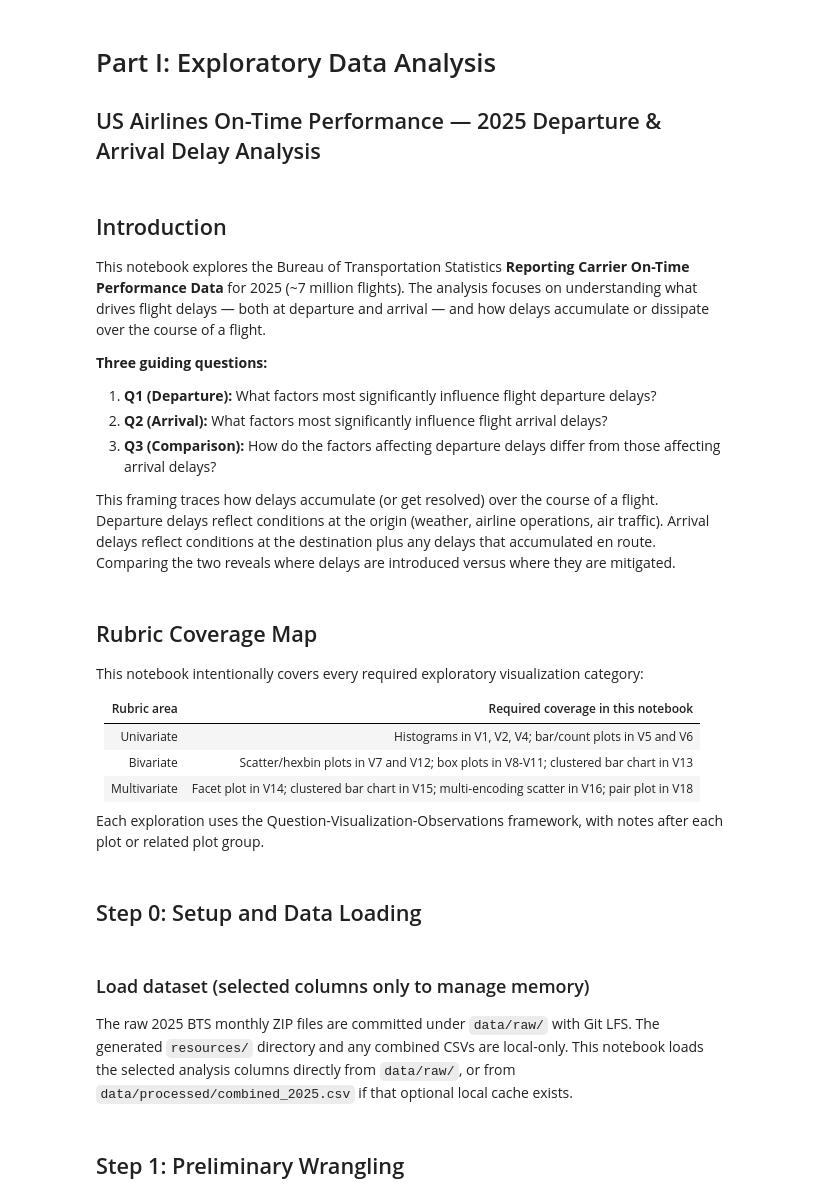
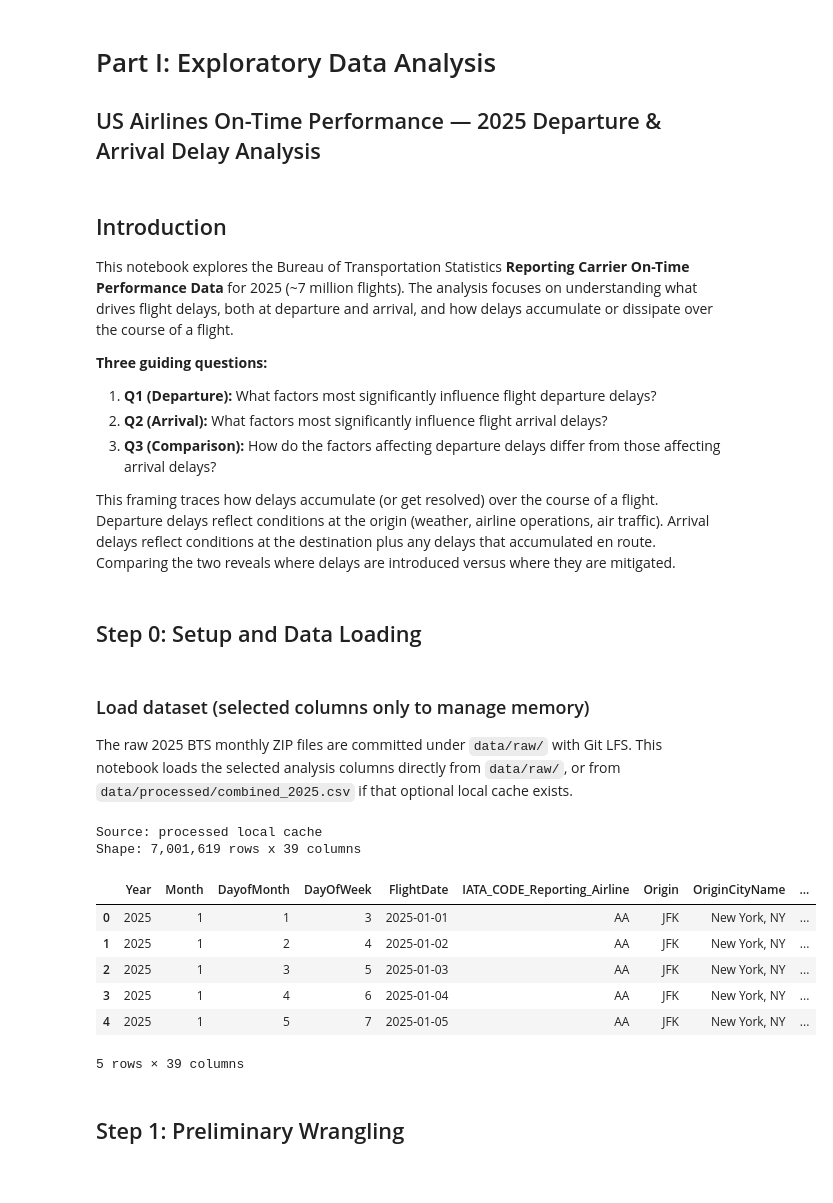
Before and after one commit to luisjfeliu/data-analysis-flight-delays-visuals, a Jupyter notebook: Part_I_exploration.ipynb, the cells around one changed output. Saved outputs shown, nothing was run; the diff lists cells and outputs as text; code cells hidden in the pictures.

Commit message:
Update flight delay analysis notebooks

```diff
--- a/Part_I_exploration.ipynb
+++ b/Part_I_exploration.ipynb
@@ -4,7 +4,7 @@
 # %% [markdown]
 ## Introduction
 
-This notebook explores the Bureau of Transportation Statistics **Reporting Carrier On-Time Performance Data** for 2025 (~7 million flights). The analysis focuses on understanding what drives flight delays — both at departure and arrival — and how delays accumulate or dissipate over the course of a flight.
+This notebook explores the Bureau of Transportation Statistics **Reporting Carrier On-Time Performance Data** for 2025 (~7 million flights). The analysis focuses on understanding what drives flight delays, both at departure and arrival, and how delays accumulate or dissipate over the course of a flight.
 
 **Three guiding questions:**
 1. **Q1 (Departure):** What factors most significantly influence flight departure delays?
@@ -12,18 +12,6 @@ This notebook explores the Bureau of Transportation Statistics **Reporting Carri
 3. **Q3 (Comparison):** How do the factors affecting departure delays differ from those affecting arrival delays?
 
 This framing traces how delays accumulate (or get resolved) over the course of a flight. Departure delays reflect conditions at the origin (weather, airline operations, air traffic). Arrival delays reflect conditions at the destination plus any delays that accumulated en route. Comparing the two reveals where delays are introduced versus where they are mitigated.
-# %% [markdown]
-## Rubric Coverage Map
-
-This notebook intentionally covers every required exploratory visualization category:
-
-| Rubric area | Required coverage in this notebook |
-|---|---|
-| Univariate | Histograms in V1, V2, V4; bar/count plots in V5 and V6 |
-| Bivariate | Scatter/hexbin plots in V7 and V12; box plots in V8-V11; clustered bar chart in V13 |
-| Multivariate | Facet plot in V14; clustered bar chart in V15; multi-encoding scatter in V16; pair plot in V18 |
-
-Each exploration uses the Question-Visualization-Observations framework, with notes after each plot or related plot group.
 # %% [markdown]
 ## Step 0: Setup and Data Loading
 # %%
@@ -47,7 +34,7 @@ plt.rcParams['axes.spines.right'] = False
 # %% [markdown]
 ### Load dataset (selected columns only to manage memory)
 
-The raw 2025 BTS monthly ZIP files are committed under `data/raw/` with Git LFS. The generated `resources/` directory and any combined CSVs are local-only. This notebook loads the selected analysis columns directly from `data/raw/`, or from `data/processed/combined_2025.csv` if that optional local cache exists.
+The raw 2025 BTS monthly ZIP files are committed under `data/raw/` with Git LFS. This notebook loads the selected analysis columns directly from `data/raw/`, or from `data/processed/combined_2025.csv` if that optional local cache exists.
 # %%
 cols = ['Year', 'Month', 'DayofMonth', 'DayOfWeek', 'FlightDate', 'IATA_CODE_Reporting_Airline', 'Origin', 'OriginCityName', 'OriginState', 'Dest', 'DestCityName', 'DestState', 'CRSDepTime', 'DepTime', 'DepDelay', 'DepDelayMinutes', 'DepDel15', 'DepartureDelayGroups', 'DepTimeBlk', 'CRSArrTime', 'ArrTime', 'ArrDelay', 'ArrDelayMinutes', 'ArrDel15', 'ArrivalDelayGroups', 'ArrTimeBlk', 'Cancelled', 'CancellationCode', 'Diverted', 'ActualElapsedTime', 'AirTime', 'Flights', 'Distance', 'DistanceGroup', 'CarrierDelay', 'WeatherDelay', 'NASDelay', 'SecurityDelay', 'LateAircraftDelay']
 
@@ -55,34 +42,44 @@ DATA_DIR = Path('data/raw')
 PROCESSED_DATA = Path('data/processed/combined_2025.csv')
 ZIP_PATTERN = 'On_Time_Reporting_Carrier_On_Time_Performance_1987_present_2025_*.zip'
 
 
 def month_number(path):
     return int(path.stem.rsplit('_', 1)[-1])
 
 
 def read_monthly_zip(zip_path, columns):
     with ZipFile(zip_path) as archive:
         csv_name = next(name for name in archive.namelist() if name.lower().endswith('.csv'))
         with archive.open(csv_name) as csv_file:
             return pd.read_csv(csv_file, usecols=columns, encoding='latin-1', low_memory=False)
 
 
 if PROCESSED_DATA.exists():
     df = pd.read_csv(PROCESSED_DATA, usecols=cols, encoding='latin-1', low_memory=False)
     data_source = 'processed local cache'
 else:
     zip_files = sorted(DATA_DIR.glob(ZIP_PATTERN), key=month_number)
     if len(zip_files) != 12:
         raise FileNotFoundError(
             'Expected 12 monthly 2025 BTS ZIP files in data/raw/. '
-            'Copy them from the local resources/ folder or download them from BTS.'
+            'Copy or download them from BTS.'
         )
     df = pd.concat((read_monthly_zip(path, cols) for path in zip_files), ignore_index=True)
     data_source = 'monthly ZIP files in data/raw'
 
 print(f"Source: {data_source}")
 print(f"Shape: {df.shape[0]:,} rows x {df.shape[1]} columns")
 df.head()
+# %% [output]
+Source: processed local cache
+Shape: 7,001,619 rows x 39 columns
+|  | Year | Month | DayofMonth | DayOfWeek | FlightDate | IATA_CODE_Reporting_Airline | Origin | OriginCityName | ... |
+| 0 | 2025 | 1 | 1 | 3 | 2025-01-01 | AA | JFK | New York, NY | ... |
+| 1 | 2025 | 1 | 2 | 4 | 2025-01-02 | AA | JFK | New York, NY | ... |
+| 2 | 2025 | 1 | 3 | 5 | 2025-01-03 | AA | JFK | New York, NY | ... |
+| 3 | 2025 | 1 | 4 | 6 | 2025-01-04 | AA | JFK | New York, NY | ... |
+| 4 | 2025 | 1 | 5 | 7 | 2025-01-05 | AA | JFK | New York, NY | ... |
+5 rows × 39 columns
 # %% [markdown]
 ## Step 1: Preliminary Wrangling
 # %% [markdown]
```
Also changed, not shown: parts of 23 cells of this notebook, 1 other file.
